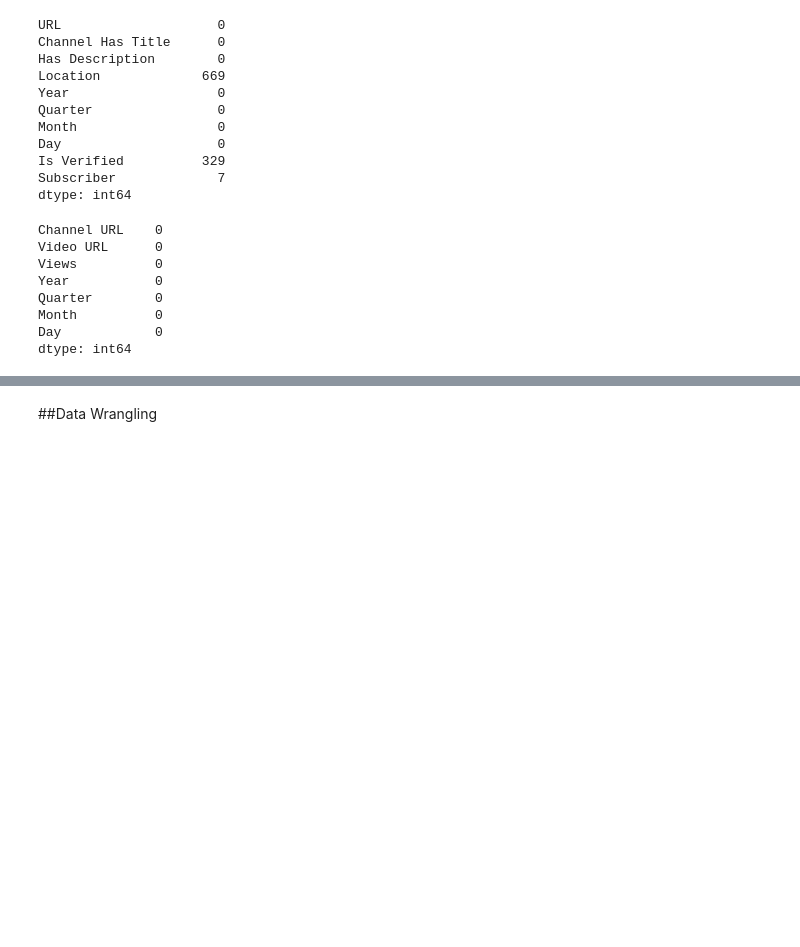
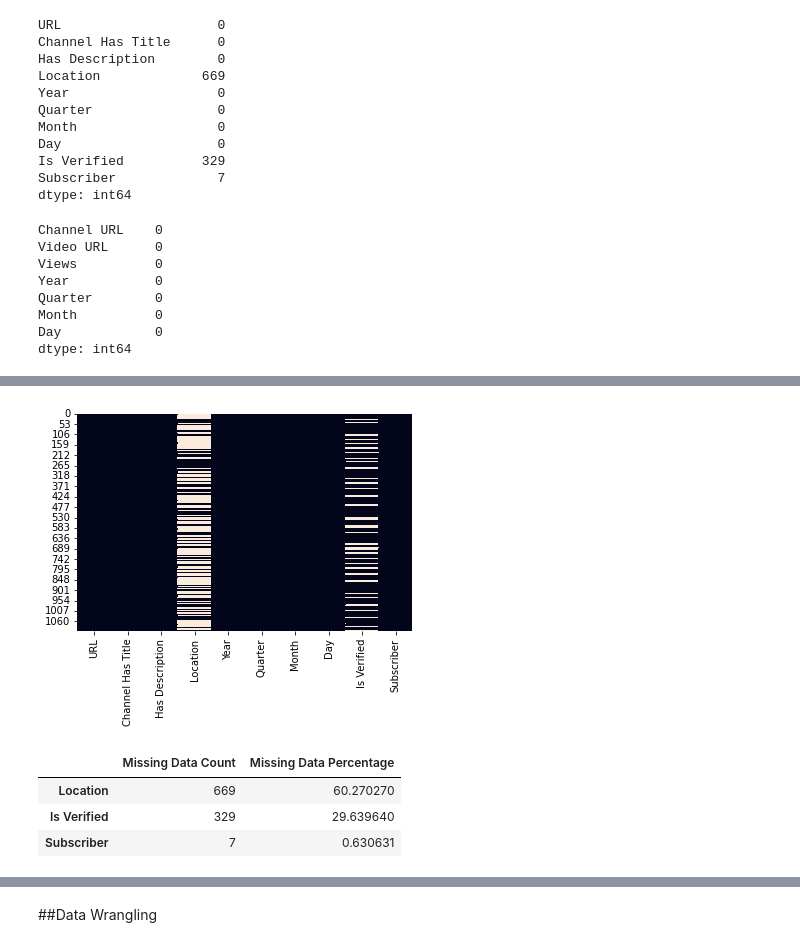
Before and after one commit to abhinav4201/Data-Analysis-EDA, a Jupyter notebook: Uptitude_Technical_Test.ipynb, the cells around one changed output, grey strips where cells are left out. Saved outputs shown, nothing was run; the diff lists cells and outputs as text; code cells hidden in the pictures; blank space fills up the shorter version.

```diff
--- a/Uptitude_Technical_Test.ipynb
+++ b/Uptitude_Technical_Test.ipynb
@@ -214,0 +192,21 @@ dtype: int64
+# %%
+# Checking Null Value by plotting Heatmap
+sns.heatmap(yt_data_df.isnull(), cbar=False);
+# %% [output]
+[figure, added]
+# %%
+# Missing Value Count Function
+def showMissing(df):
+    missing = df.columns[df.isnull().any()].tolist()
+    return missing
+
+missingVal = pd.DataFrame()
+missingVal['Missing Data Count'] = yt_data_df[showMissing(yt_data_df)].isnull().sum().sort_values(ascending = False)
+missingVal['Missing Data Percentage'] = yt_data_df[showMissing(yt_data_df)].isnull().sum().sort_values(ascending = False)/len(yt_data_df)*100
+
+missingVal
+# %% [output]
+|  | Missing Data Count | Missing Data Percentage |
+| Location | 669 | 60.270270 |
+| Is Verified | 329 | 29.639640 |
+| Subscriber | 7 | 0.630631 |
```
Also changed, not shown: parts of 9 cells of this notebook.
